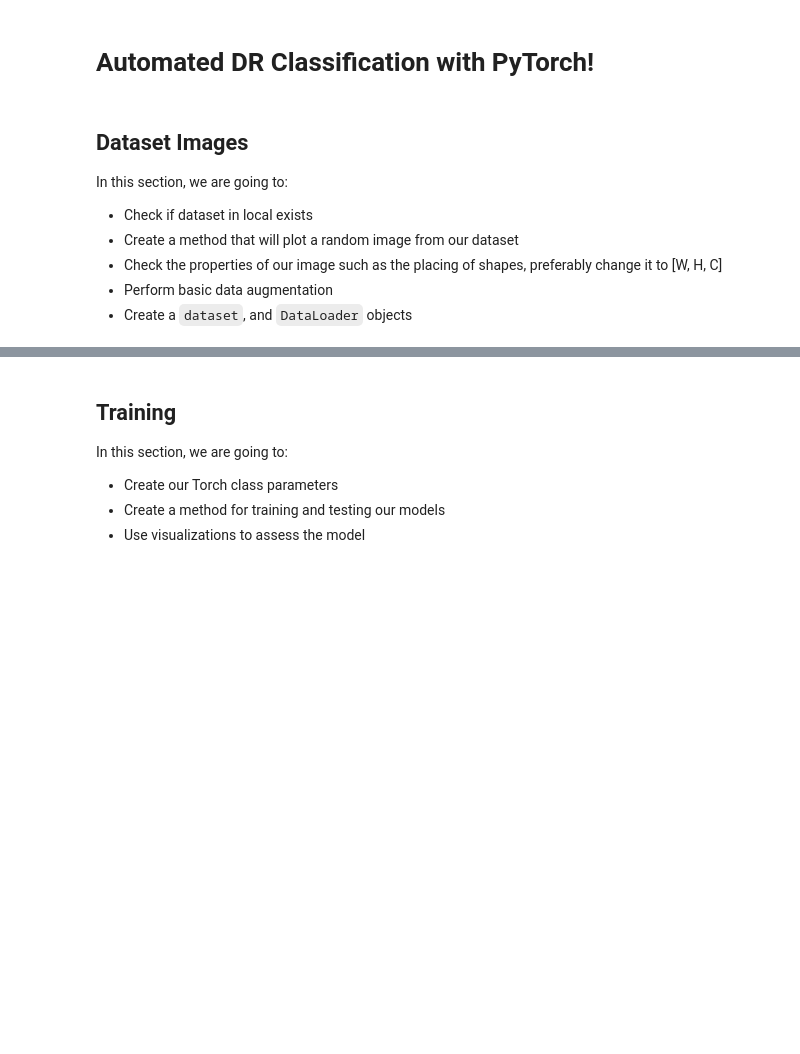
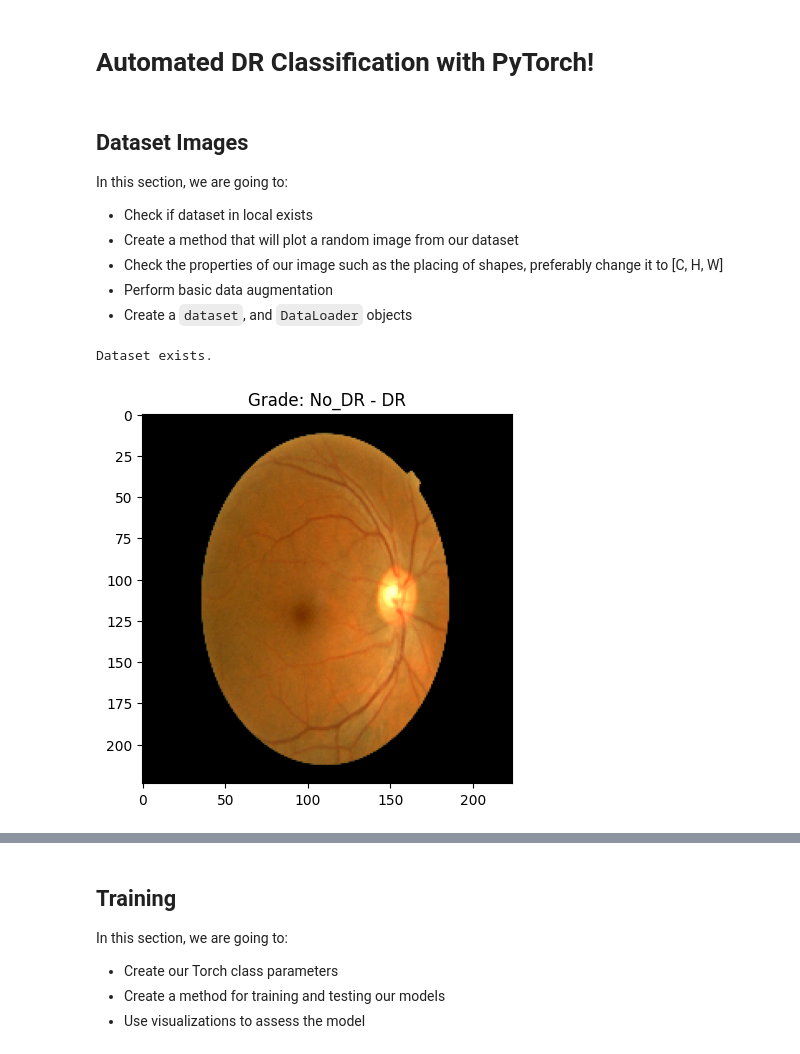
Before and after one commit to hydraadra112/v-net-classifier, a Jupyter notebook: model.ipynb, the cells around one changed output, grey strips where cells are left out. Saved outputs shown, nothing was run; the diff lists cells and outputs as text; code cells hidden in the pictures; blank space fills up the shorter version.

```diff
--- a/model.ipynb
+++ b/model.ipynb
@@ -1,5 +1,5 @@
 # %% [markdown]
-# Automated DR Classification with PyTorch!
+# **Automated DR Classification with PyTorch!**
 # %% [markdown]
 ## Dataset Images
 
@@ -7,7 +7,7 @@ In this section, we are going to:
 
 - Check if dataset in local exists
 - Create a method that will plot a random image from our dataset
-- Check the properties of our image such as the placing of shapes, preferably change it to [W, H, C]
+- Check the properties of our image such as the placing of shapes, preferably change it to [C, H, W]
 - Perform basic data augmentation
 - Create a `dataset`, and `DataLoader` objects
 # %%
@@ -15,0 +18,51 @@ from torch import nn
+# %%
+import os
+from pathlib import Path
+
+# Check if dataset in local exists
+dataset_path = Path(r'./dataset/colored_images/')
+
+if os.path.exists(dataset_path):
+    print('Dataset exists.')
+else:
+    print('Dataset does not exist')
+# %% [output]
+Dataset exists.
+# %%
+import random
+import matplotlib.image as mpimg
+
+# Create a method that will plot a random image from our dataset
+def plot_random_image(dataset_path: Path = Path(r'./dataset/colored_images/')) -> None:
+    """
+    Plots a random image from our dataset
+
+    Args:
+        dataset_path (Path): The directory of the dataset with subfolders as its classification
+
+    Returns:
+        None
+    """
+
+    # Get random label
+    labels = next(os.walk(dataset_path))[1]
+    random_index = random.randint(1, len(labels))
+    random_label = labels[random_index]
+
+    label_dir = dataset_path / random_label
+
+    # Get random image
+    random_image = label_dir / random.choice(os.listdir(label_dir))
+
+    # Plot the extracted image
+    plt.figure()
+
+    img = mpimg.imread(random_image)
+    imgplot = plt.imshow(img)
+
+    plt.title(f'Grade: {random_label} - DR')
+    plt.show(imgplot)
+# %%
+plot_random_image()
+# %% [output]
+[figure, added]
```
Also changed, not shown: parts of 15 cells of this notebook, 1 other file.
